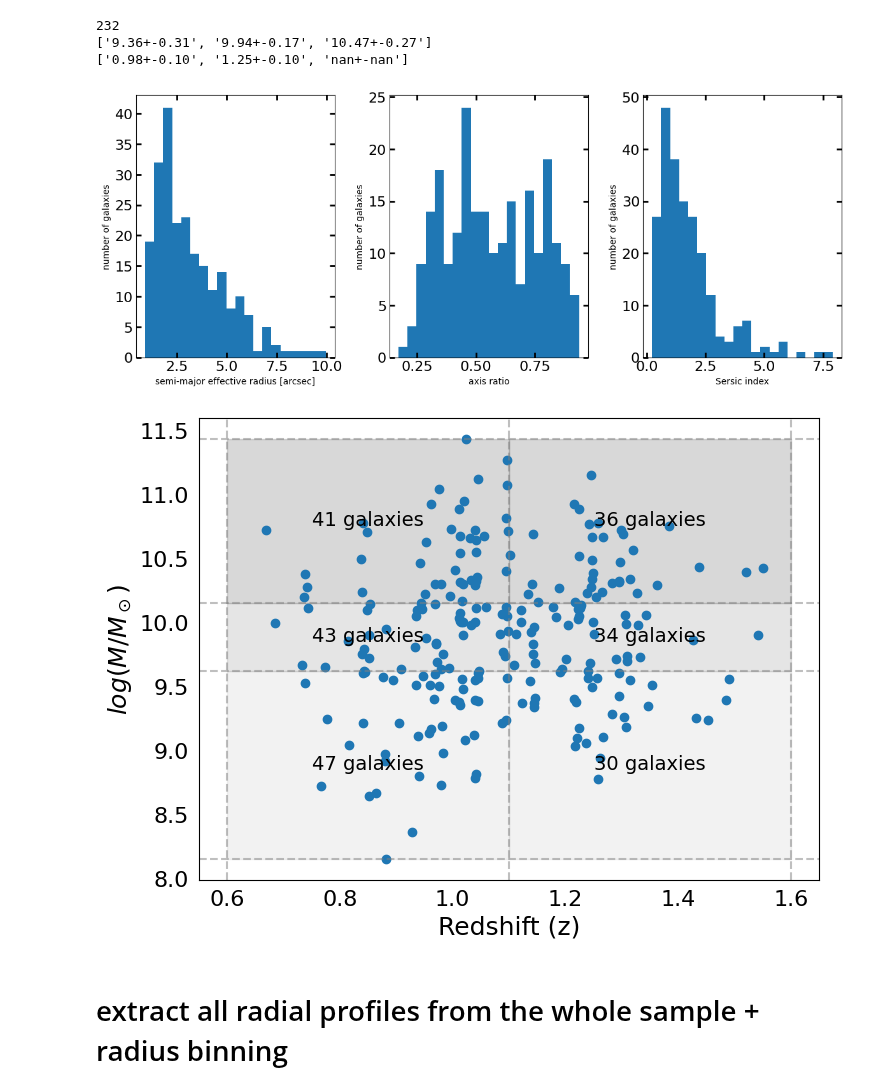
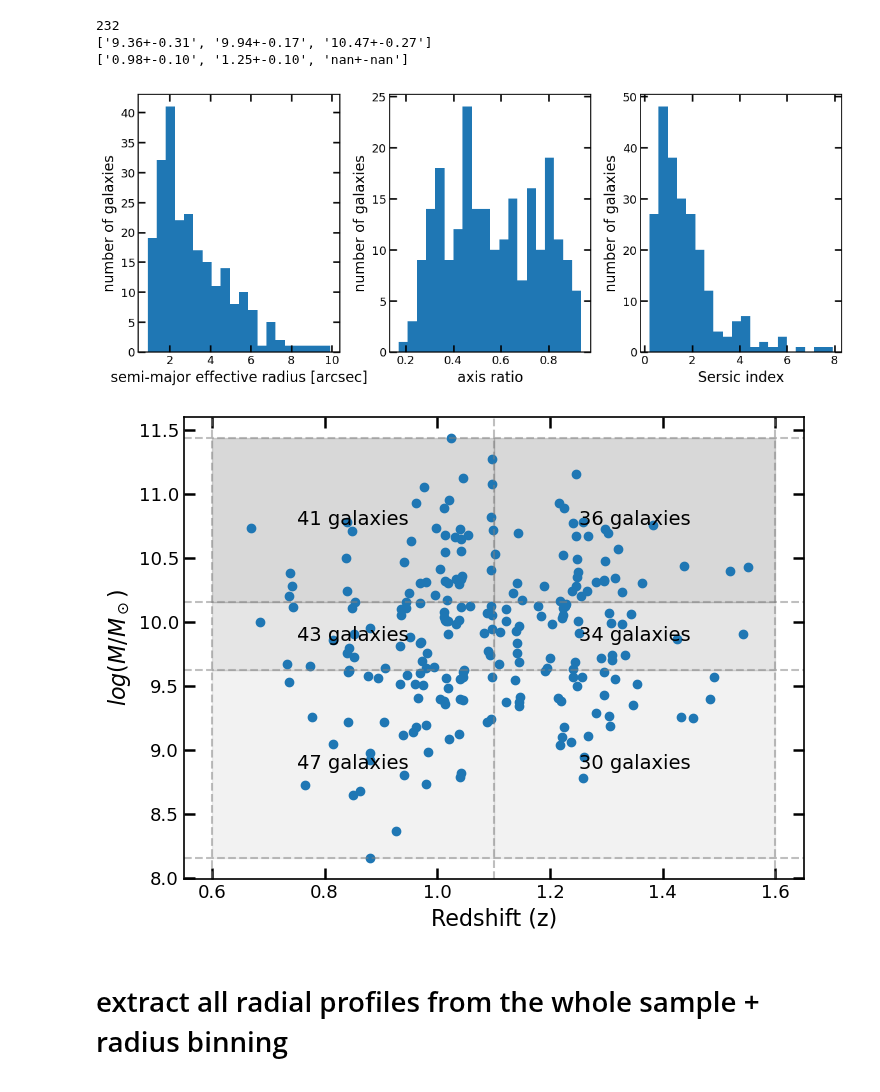
Before and after one commit to 2003cy/Balmer-Decrement-CLEAR, a Jupyter notebook: analysis.ipynb, the cells around one changed output. Drawn from its saved outputs; the diff is of its cells as text; code cells hidden in the pictures.

```diff
--- a/analysis.ipynb
+++ b/analysis.ipynb
@@ -10,10 +10,35 @@ from    scipy.constants     import arcsec
 from    astropy.table       import Table
 import  matplotlib.pyplot   as     plt
 from    matplotlib.gridspec import GridSpec
-from    utils.colors        import color1, color2, color3, color4
+from    utils.colors        import color1, color2, color3, color4, color_ha_obs, color_ha_corr
 from    utils.hst3d         import *
 from    utils.jwst          import *
 from    utils.tool_analysis import K_lambda, calculate_attenuation_err_from_ratio, calculate_attenuation_from_ratio, log10_flux_err, list_flatten
+
+# ---------- unified paper plot style ----------
+plt.rcParams.update({
+    'font.size'         : 14,
+    'axes.labelsize'    : 16,
+    'axes.titlesize'    : 16,
+    'xtick.labelsize'   : 13,
+    'ytick.labelsize'   : 13,
+    'legend.fontsize'   : 12,
+    'xtick.direction'   : 'in',
+    'ytick.direction'   : 'in',
+    'xtick.top'         : True,
+    'ytick.right'       : True,
+    'xtick.major.size'  : 8,
+    'ytick.major.size'  : 8,
+    'xtick.minor.size'  : 6,
+    'ytick.minor.size'  : 6,
+    'xtick.major.width' : 1.8,
+    'ytick.major.width' : 1.8,
+    'xtick.minor.width' : 1,
+    'ytick.minor.width' : 1,
+    'axes.linewidth'    : 1.2,
+    'savefig.dpi'       : 300,
+    'savefig.bbox'      : 'tight',
+})
 
 obj_lis = Table.read('selected_objects.fits')
 
@@ -28,7 +53,7 @@ binning_m = np.digitize(np.log10(obj_lis['mass']),bins_m)
 bins_z  = [-np.inf,1.1,np.inf]
 binning_z = np.digitize(obj_lis['z_MAP'],bins_z)
 # Keep the dynamically generated bin_label_m instead of overwriting with hardcoded values
-bin_label_z = ['0.7<z<1.1','1.1<z<1.5']
+bin_label_z = [rf'${bins_z[i]:.1f}<z<{bins_z[i+1]:.1f}$' for i in range(len(bins_z) - 1)]
 
 obj_lis['bin_m'] = binning_m
 obj_lis['bin_z'] = binning_z
@@ -92,69 +117,55 @@ print([f'{std_lis[i]:.2f}+-{std_lis_var[i]:.2f}' for i in range(3)])
 3*np.median(obj_lis['re'])/0.1* np.median(obj_lis['pixel_length'])
 
 fig, ax = plt.subplots(1, 3, figsize=(12, 5))
-#make general fonts bigger
-plt.rcParams.update({'font.size': 13})
 #hist effective radius ['re']
 ax[0].hist(np.array(obj_lis['re']/0.1), bins=20)
 ax[0].set_xlabel('semi-major effective radius [arcsec]')
 ax[0].set_ylabel('number of galaxies')
-ax[0].tick_params(direction='in', which='both', top=True, right=True, width=2, length=6,labelsize=16)  # Set tick width and length
 
 #hist axis ratio ['q']
 ax[1].hist(np.array(obj_lis['q']), bins=20)
 ax[1].set_xlabel('axis ratio')
 ax[1].set_ylabel('number of galaxies')
-ax[1].tick_params(direction='in', which='both', top=True, right=True, width=2, length=6,labelsize=16)  # Set tick width and length
 
 ax[2].hist(np.array(obj_lis['n']), bins=20)
 ax[2].set_xlabel('Sersic index')
 ax[2].set_ylabel('number of galaxies')
-ax[2].tick_params(direction='in', which='both', top=True, right=True, width=2, length=6,labelsize=16)  # Set tick width and length
 
 plt.tight_layout()
-plt.savefig('morph.jpg')
 plt.show()
 
 # Define the bin edges for mass and redshift
 mass_bins = bins_m
 redshift_bins = [0.6, 1.1, 1.6]
 
 fit = plt.figure(figsize=(8, 6))
 # Plot the data points
 plt.plot(obj_lis['z_MAP'], np.log10(obj_lis['mass']), 'o')
 
 # Add vertical lines for redshift bins
 for z in redshift_bins:
     plt.axvline(z, color='grey', linestyle='--', alpha=0.5)
 
 # Add horizontal lines for mass bins
 for m in mass_bins:
     plt.axhline(m, color='grey', linestyle='--', alpha=0.5)
 
 # Add shaded regions for each bin and annotate the number of data points
 for i in range(len(redshift_bins) - 1):
     for j in range(len(mass_bins) - 1):
         bin_mask = (obj_lis['z_MAP'] >= redshift_bins[i]) & (obj_lis['z_MAP'] < redshift_bins[i + 1]) & (np.log10(obj_lis['mass']) >= mass_bins[j]) & (np.log10(obj_lis['mass']) < mass_bins[j + 1])
         num_points = np.sum(bin_mask)
         plt.fill_betweenx([mass_bins[j], mass_bins[j + 1]], redshift_bins[i], redshift_bins[i + 1], color='grey', alpha=0.1 * (j + 1))
         plt.text((redshift_bins[i] + redshift_bins[i + 1]) / 2, (mass_bins[j] + mass_bins[j + 1]) / 2, f'{num_points} galaxies', color='black', ha='center', va='center', fontsize=14)
-#display no tick lines in the plot
-plt.tick_params(axis='both', which='both', bottom=False, left=False, labelbottom=True, labelleft=True)
-#make x,y axis lablel big
-plt.xticks(fontsize=16)
-plt.yticks(fontsize=16)
-#plt.ylim(8.0, 11.2)
-#plt.xlim(0.55, 1.6)
-plt.xlabel('Redshift (z)', fontsize=18)
-plt.ylabel(r'$log(M/M_\odot)$', fontsize=18)
-#plt.savefig('image_outputs/mass_redshift_bins.png')
+plt.xlabel('Redshift (z)')
+plt.ylabel(r'$log(M/M_\odot)$')
 plt.show()
 # %% [output]
 232
 ['9.36+-0.31', '9.94+-0.17', '10.47+-0.27']
 ['0.98+-0.10', '1.25+-0.10', 'nan+-nan']
-[figure, old version]
+[figure, new version]
-[figure, old version]
+[figure, new version]
 # %% [markdown]
 # extract all radial profiles from the whole sample + radius binning
 # %%
```
Also changed, not shown: parts of 5 cells of this notebook, 10 other files.
